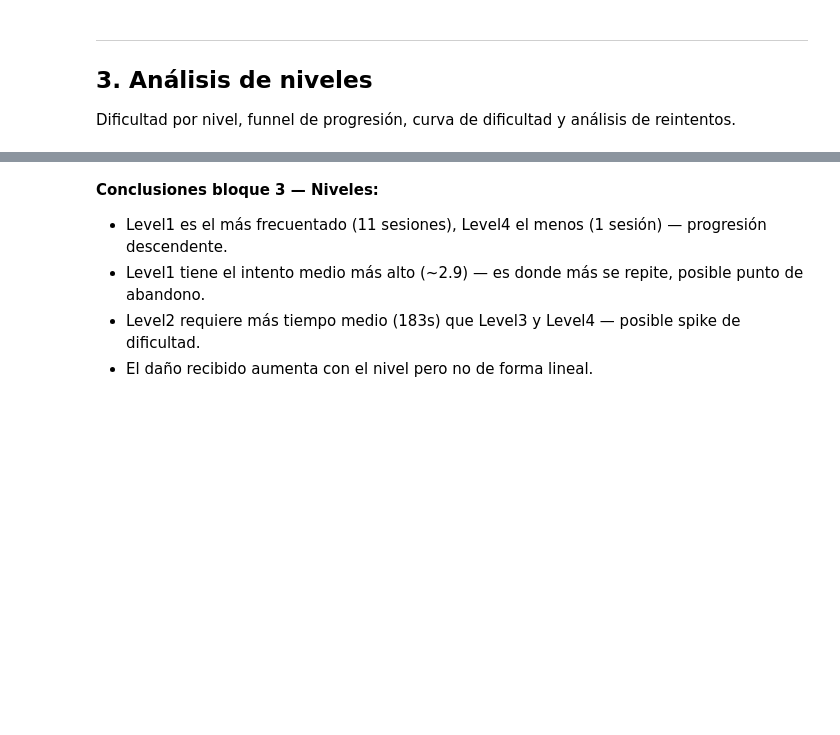
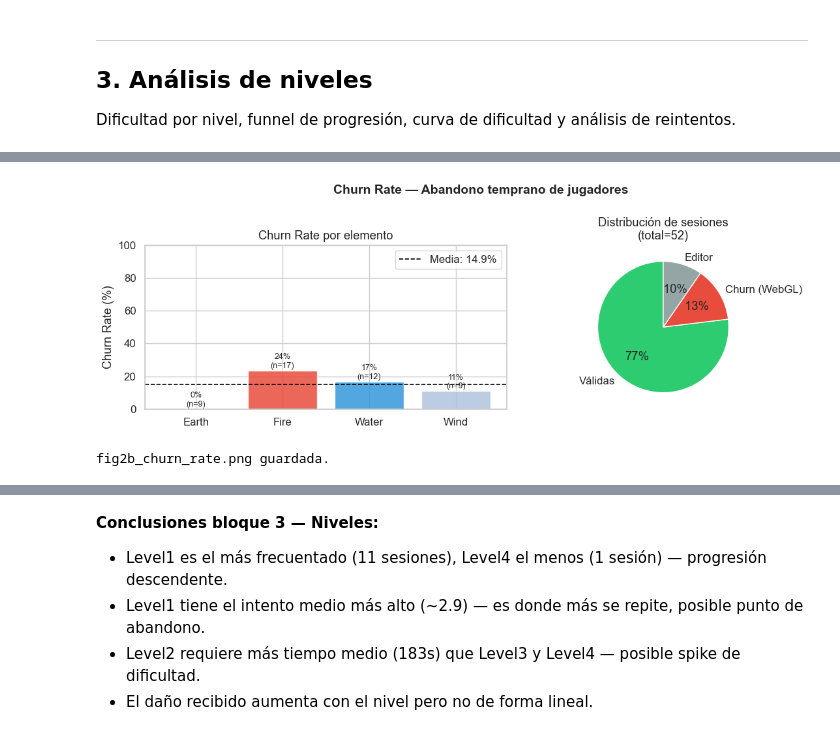
Before and after one commit to Siirkmox/TFM-GameAnalytics, a Jupyter notebook: notebooks/03_eda.ipynb, the cells around one changed output, grey strips where cells are left out. Saved outputs shown, nothing was run; the diff lists cells and outputs as text; code cells hidden in the pictures; blank space fills up the shorter version.

```diff
--- a/notebooks/03_eda.ipynb
+++ b/notebooks/03_eda.ipynb
@@ -35,7 +35,7 @@ FIGURES_DIR.mkdir(parents=True, exist_ok=True)
 
 # Estilo global (estilo P1 del máster)
 sns.set_theme(style='whitegrid', palette='muted', font_scale=1.1)
-PALETTE_ELEM = {'Fire': '#e74c3c', 'Water': '#3498db', 'Earth': '#27ae60', 'Wind': '#f39c12'}
+PALETTE_ELEM = {'Fire': '#e74c3c', 'Water': '#3498db', 'Earth': '#8B5E3C', 'Wind': '#B0C4DE'}
 
 def save_fig(name):
     plt.tight_layout()
@@ -157,0 +261,34 @@ Dificultad por nivel, funnel de progresión, curva de dificultad y análisis de
+# %%
+# Fig 2b — Churn Rate por elemento
+fig, axes = plt.subplots(1, 2, figsize=(12, 4))
+fig.suptitle('Churn Rate — Abandono temprano de jugadores', fontsize=14, fontweight='bold')
+
+# Barplot churn rate por elemento
+colors_churn = [PALETTE_ELEM.get(e, 'gray') for e in churn_elem.index]
+bars = axes[0].bar(churn_elem.index, churn_elem['churn_rate'], color=colors_churn, alpha=0.85)
+axes[0].axhline(churn_rate, color='black', linestyle='--', linewidth=1.2, label=f'Media: {churn_rate:.1f}%')
+axes[0].set_ylabel('Churn Rate (%)')
+axes[0].set_title('Churn Rate por elemento')
+axes[0].set_ylim(0, 100)
+axes[0].legend()
+for bar, (_, row) in zip(bars, churn_elem.iterrows()):
+    axes[0].text(bar.get_x() + bar.get_width()/2, bar.get_height() + 1.5,
+                 f"{row['churn_rate']:.0f}%\n(n={int(row['total'])})", ha='center', fontsize=9)
+
+# Sesiones válidas vs churn vs editor
+labels_pie  = ['Válidas', 'Churn (WebGL)', 'Editor']
+sizes_pie   = [
+    df_sessions['valid_session'].sum(),
+    df_sessions['is_churn'].sum(),
+    df_sessions['is_editor'].sum(),
+]
+colors_pie  = ['#2ecc71', '#e74c3c', '#95a5a6']
+axes[1].pie(sizes_pie, labels=labels_pie, autopct='%1.0f%%',
+            colors=colors_pie, startangle=90)
+axes[1].set_title(f'Distribución de sesiones\n(total={len(df_sessions)})')
+
+save_fig('fig2b_churn_rate')
+print('fig2b_churn_rate.png guardada.')
+# %% [output]
+[figure, added]
+fig2b_churn_rate.png guardada.
```
Also changed, not shown: parts of 77 cells of this notebook, 21 other files.
